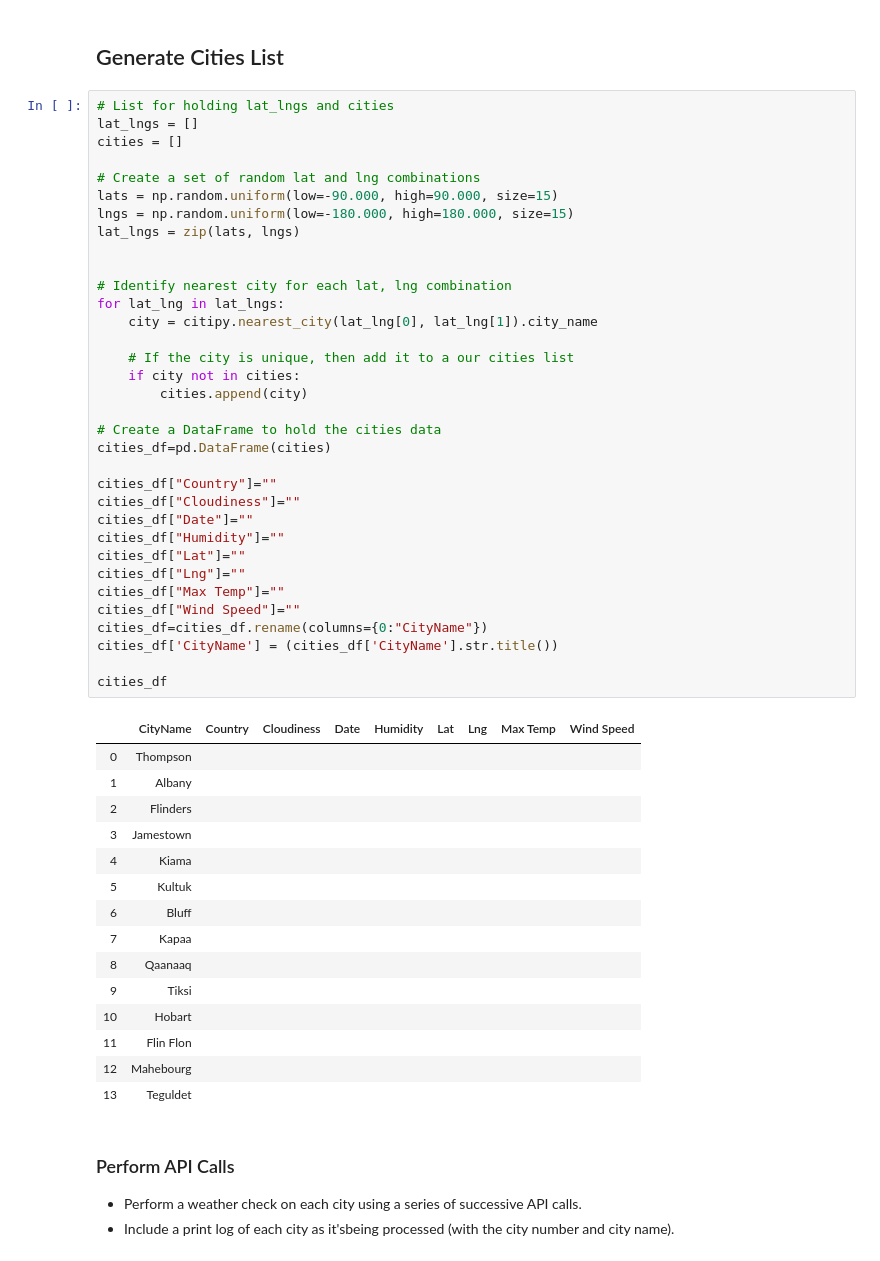
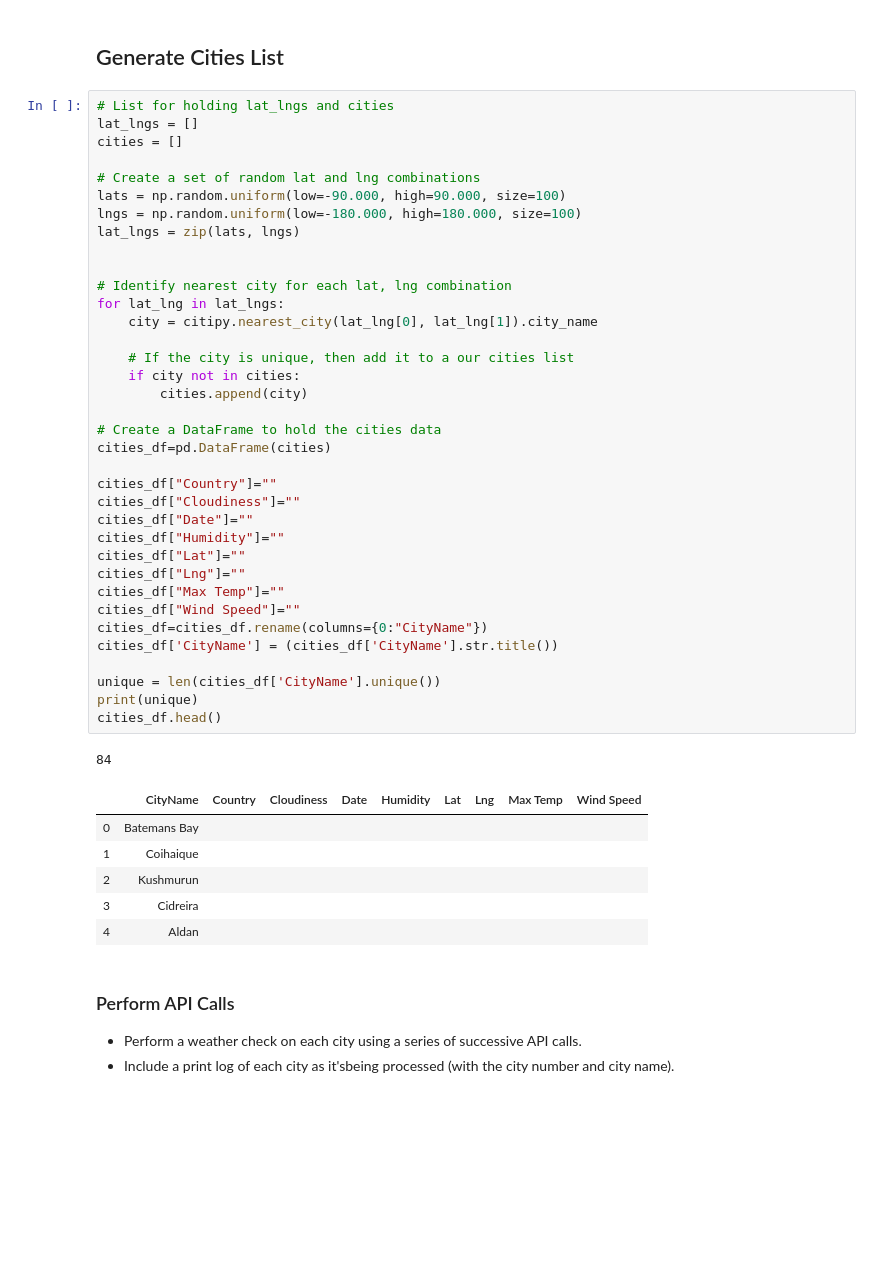
Before and after one commit to ErinMandell/python-api-challenge, a Jupyter notebook: Mandell-Weather2.ipynb, the cells around one changed output. Cells and saved outputs as stored; diff of their text form; blank space fills up the shorter version.

```diff
--- a/Mandell-Weather2.ipynb
+++ b/Mandell-Weather2.ipynb
@@ -30,50 +30,44 @@ lat_lngs = []
 cities = []
 
 # Create a set of random lat and lng combinations
-lats = np.random.uniform(low=-90.000, high=90.000, size=15)
-lngs = np.random.uniform(low=-180.000, high=180.000, size=15)
+lats = np.random.uniform(low=-90.000, high=90.000, size=100)
+lngs = np.random.uniform(low=-180.000, high=180.000, size=100)
 lat_lngs = zip(lats, lngs)
 
 
 # Identify nearest city for each lat, lng combination
 for lat_lng in lat_lngs:
     city = citipy.nearest_city(lat_lng[0], lat_lng[1]).city_name
 
     # If the city is unique, then add it to a our cities list
     if city not in cities:
         cities.append(city)
 
 # Create a DataFrame to hold the cities data
 cities_df=pd.DataFrame(cities)
 
 cities_df["Country"]=""
 cities_df["Cloudiness"]=""
 cities_df["Date"]=""
 cities_df["Humidity"]=""
 cities_df["Lat"]=""
 cities_df["Lng"]=""
 cities_df["Max Temp"]=""
 cities_df["Wind Speed"]=""
 cities_df=cities_df.rename(columns={0:"CityName"})
 cities_df['CityName'] = (cities_df['CityName'].str.title())
 
-cities_df
+unique = len(cities_df['CityName'].unique())
+print(unique)
+cities_df.head()
 # %% [output]
+84
 |  | CityName | Country | Cloudiness | Date | Humidity | Lat | Lng | Max Temp | Wind Speed |
-| 0 | Thompson |  |  |  |  |  |  |  |  |
-| 1 | Albany |  |  |  |  |  |  |  |  |
-| 2 | Flinders |  |  |  |  |  |  |  |  |
-| 3 | Jamestown |  |  |  |  |  |  |  |  |
-| 4 | Kiama |  |  |  |  |  |  |  |  |
-| 5 | Kultuk |  |  |  |  |  |  |  |  |
-| 6 | Bluff |  |  |  |  |  |  |  |  |
-| 7 | Kapaa |  |  |  |  |  |  |  |  |
-| 8 | Qaanaaq |  |  |  |  |  |  |  |  |
-| 9 | Tiksi |  |  |  |  |  |  |  |  |
-| 10 | Hobart |  |  |  |  |  |  |  |  |
-| 11 | Flin Flon |  |  |  |  |  |  |  |  |
-| 12 | Mahebourg |  |  |  |  |  |  |  |  |
-| 13 | Teguldet |  |  |  |  |  |  |  |  |
+| 0 | Batemans Bay |  |  |  |  |  |  |  |  |
+| 1 | Coihaique |  |  |  |  |  |  |  |  |
+| 2 | Kushmurun |  |  |  |  |  |  |  |  |
+| 3 | Cidreira |  |  |  |  |  |  |  |  |
+| 4 | Aldan |  |  |  |  |  |  |  |  |
 # %% [markdown]
 ### Perform API Calls
 * Perform a weather check on each city using a series of successive API calls.
```
Also changed, not shown: parts of 10 cells of this notebook, 5 other files.
